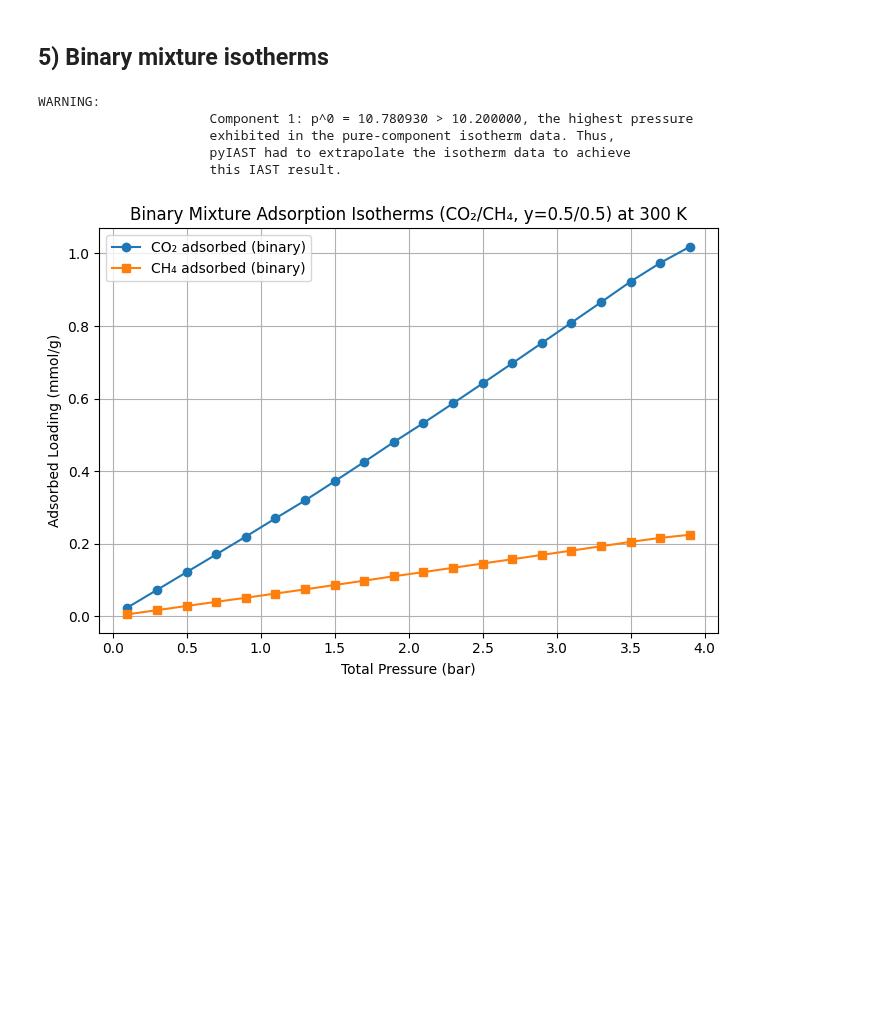
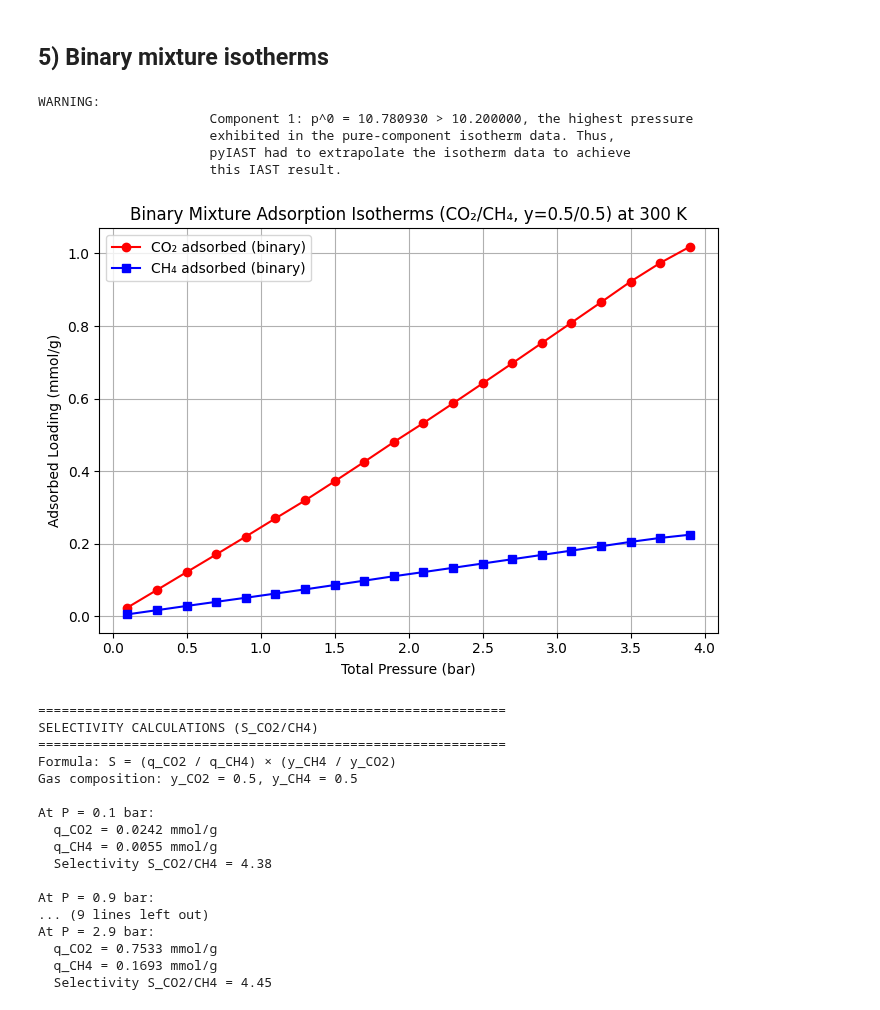
Before and after one commit to Noah-Paga/ModLab, a Jupyter notebook: Assignment 2/GroupT_Block2_assignment2.ipynb, the cells around one changed output. Cells and saved outputs as stored; diff of their text form; code cells hidden in the pictures; blank space fills up the shorter version.

```diff
--- a/Assignment 2/GroupT_Block2_assignment2.ipynb
+++ b/Assignment 2/GroupT_Block2_assignment2.ipynb
@@ -100,7 +100,7 @@ df_ch4 = pd.DataFrame({
                         1.1151856511322, 1.1304512536095]
 })
 
-# --- Build interpolated isotherms with safe extrapolation at high P ---
+# --- Build interpolated isotherms ---
 co2_iso = pyiast.InterpolatorIsotherm(df_co2,
                                       pressure_key="Pressure(bar)",
                                       loading_key="Loading(mmol/g)",
@@ -108,35 +108,98 @@ co2_iso = pyiast.InterpolatorIsotherm(df_co2,
 
 ch4_iso = pyiast.InterpolatorIsotherm(df_ch4,
                                       pressure_key="Pressure(bar)",
                                       loading_key="Loading(mmol/g)",
                                       fill_value=df_ch4["Loading(mmol/g)"].iloc[-1])
 
 # --- Define mixture conditions ---
-y = [0.5, 0.5]   # equimolar CO2/CH4 gas phase
+y_co2 = 0.5  # CO2 mole fraction in gas phase
+y_ch4 = 0.5  # CH4 mole fraction in gas phase
 P_vals = np.arange(0.1, 4.0 + 1e-8, 0.2)
 
 n_co2, n_ch4 = [], []
 
 for P in P_vals:
-    n_mix = pyiast.iast([y[0]*P, y[1]*P], [co2_iso, ch4_iso])
+    n_mix = pyiast.iast([y_co2*P, y_ch4*P], [co2_iso, ch4_iso])
     n_co2.append(n_mix[0])
     n_ch4.append(n_mix[1])
 
+# Convert to numpy arrays for easier calculation
+n_co2 = np.array(n_co2)
+n_ch4 = np.array(n_ch4)
+
 # --- Plot binary isotherms ---
 plt.figure(figsize=(7,5))
-plt.plot(P_vals, n_co2, marker="o", label="CO₂ adsorbed (binary)")
-plt.plot(P_vals, n_ch4, marker="s", label="CH₄ adsorbed (binary)")
+plt.plot(P_vals, n_co2, marker="o", label="CO₂ adsorbed (binary)", color='red')
+plt.plot(P_vals, n_ch4, marker="s", label="CH₄ adsorbed (binary)", color='blue')
 plt.xlabel("Total Pressure (bar)")
 plt.ylabel("Adsorbed Loading (mmol/g)")
 plt.title("Binary Mixture Adsorption Isotherms (CO₂/CH₄, y=0.5/0.5) at 300 K")
 plt.legend()
 plt.grid(True)
 plt.tight_layout()
 plt.show()
+
+# --- Calculate selectivity ---
+# S_CO2/CH4 = (q_CO2 / q_CH4) * (y_CH4 / y_CO2)
+selectivity = (n_co2 / n_ch4) * (y_ch4 / y_co2)
+
+# Find selectivity at specific pressures: 0.1, 1, 2, 3 bars
+pressures_of_interest = [0.1, 1.0, 2.0, 3.0]
+print("\n" + "="*60)
+print("SELECTIVITY CALCULATIONS (S_CO2/CH4)")
+print("="*60)
+print(f"Formula: S = (q_CO2 / q_CH4) × (y_CH4 / y_CO2)")
+print(f"Gas composition: y_CO2 = {y_co2}, y_CH4 = {y_ch4}\n")
+
+for P_target in pressures_of_interest:
+    # Find closest pressure in our array
+    idx = np.argmin(np.abs(P_vals - P_target))
+    P_actual = P_vals[idx]
+    S = selectivity[idx]
+    print(f"At P = {P_actual:.1f} bar:")
+    print(f"  q_CO2 = {n_co2[idx]:.4f} mmol/g")
+    print(f"  q_CH4 = {n_ch4[idx]:.4f} mmol/g")
+    print(f"  Selectivity S_CO2/CH4 = {S:.2f}\n")
+
+# --- Plot selectivity vs pressure ---
+plt.figure(figsize=(7,5))
+plt.plot(P_vals, selectivity, marker="^", color='purple', linewidth=2)
+plt.xlabel("Total Pressure (bar)")
+plt.ylabel("Selectivity (S_CO2/CH4)")
+plt.title("Adsorption Selectivity of CO₂ over CH₄")
+plt.grid(True)
+plt.tight_layout()
+plt.show()
+
+print("="*60)
+print("DEDUCTION:")
+print("="*60)
+print(f"Average selectivity: {np.mean(selectivity):.2f}")
+print(f"Selectivity range: {np.min(selectivity):.2f} - {np.max(selectivity):.2f}")
+print("\nThe selectivity shows that IRMOF-1 preferentially adsorbs CO₂ over CH₄.")
+print("This is due to the stronger interactions between CO₂ molecules and the")
+print("framework, as evidenced by the higher Henry coefficients and pure isotherms.")
 # %% [output]
 WARNING:
                       Component 1: p^0 = 10.780930 > 10.200000, the highest pressure
                       exhibited in the pure-component isotherm data. Thus,
                       pyIAST had to extrapolate the isotherm data to achieve
                       this IAST result.
-[figure, old version]
+[figure, new version]
+============================================================
+SELECTIVITY CALCULATIONS (S_CO2/CH4)
+============================================================
+Formula: S = (q_CO2 / q_CH4) × (y_CH4 / y_CO2)
+Gas composition: y_CO2 = 0.5, y_CH4 = 0.5
+
+At P = 0.1 bar:
+  q_CO2 = 0.0242 mmol/g
+  q_CH4 = 0.0055 mmol/g
+  Selectivity S_CO2/CH4 = 4.38
+
+At P = 0.9 bar:
+... (9 lines left out)
+At P = 2.9 bar:
+  q_CO2 = 0.7533 mmol/g
+  q_CH4 = 0.1693 mmol/g
+  Selectivity S_CO2/CH4 = 4.45
```
Also changed, not shown: parts of 1 cell of this notebook.
